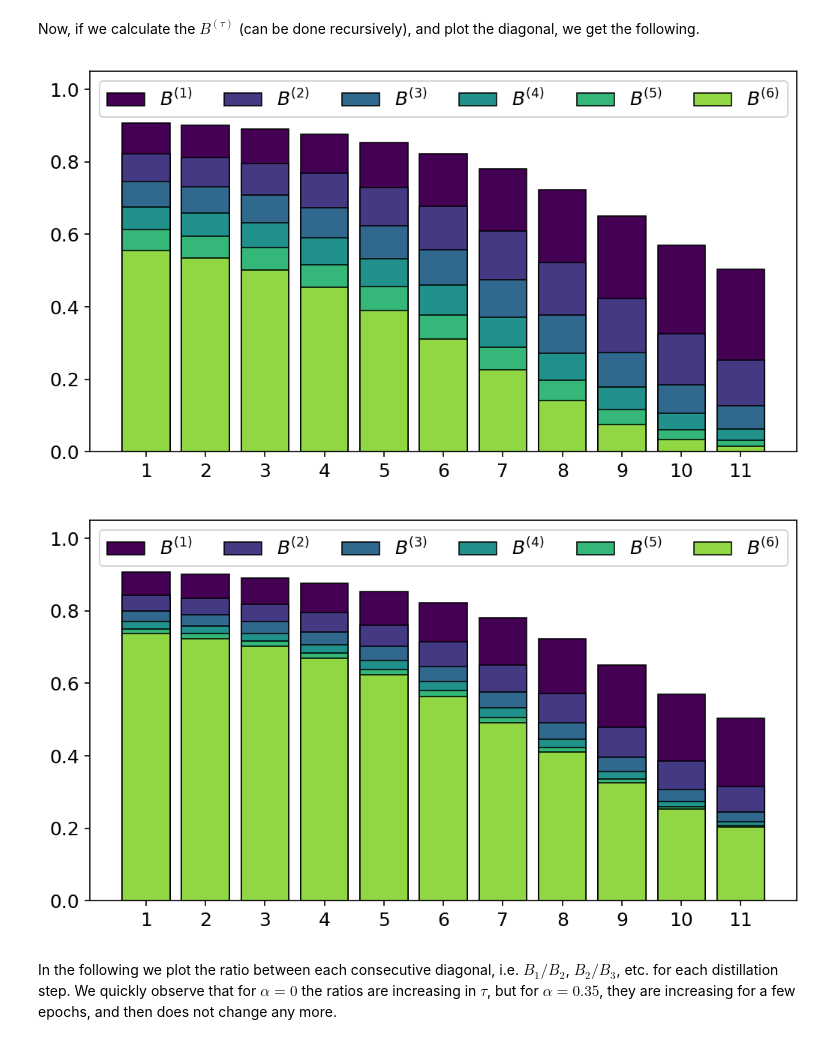
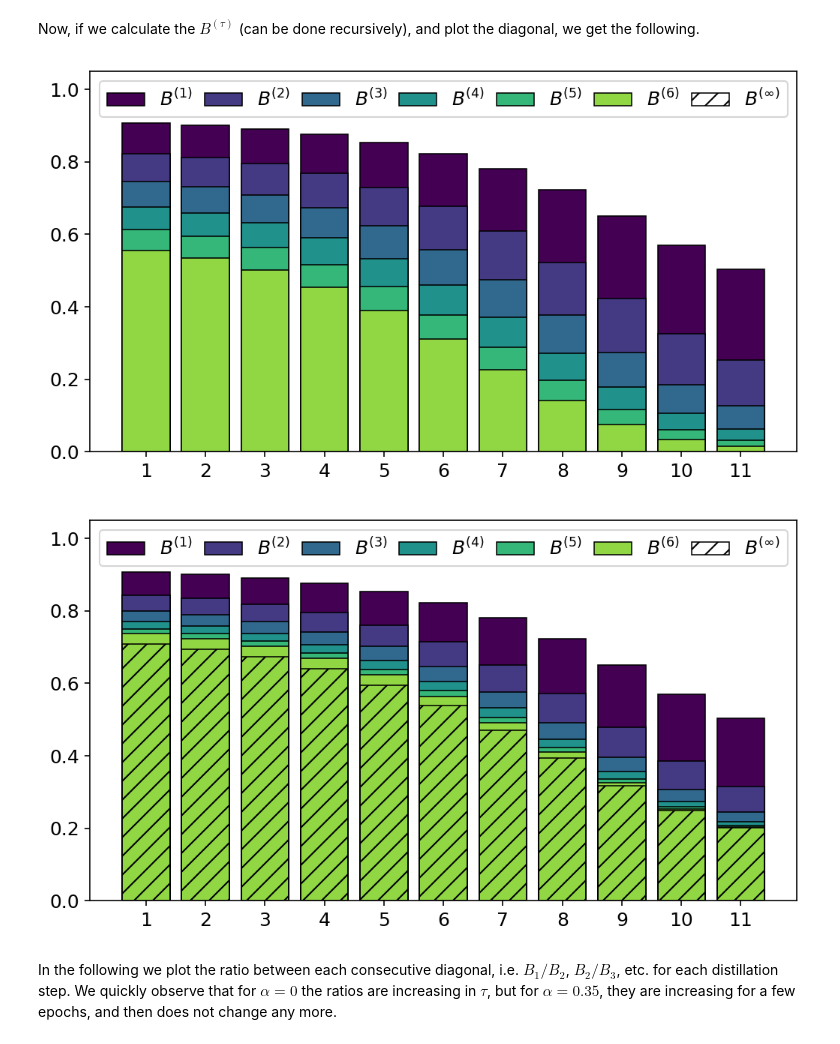
Before and after one commit to Kennethborup/self_distillation, a Jupyter notebook: toy_example.ipynb, the cells around one changed output. Drawn from its saved outputs; the diff is of its cells as text; code cells hidden in the pictures.

```diff
--- a/toy_example.ipynb
+++ b/toy_example.ipynb
@@ -80,6 +80,7 @@ class SelfDistill(object):
         # Calculate limiting solution
         Y_lim = np.matmul(np.matmul(alpha*self.kernel(x), np.linalg.inv(alpha*self.K + self.lambd*np.identity(len(self.Y)))), self.Y)
         plt.plot(x, Y_lim, 'k--', label='$f_{\infty}$')
+        self.Y_lim = Y_lim
 
         # Finalize plot
         plt.ylim(-1.5, 1.5)
@@ -174,24 +175,28 @@ Now, if we calculate the $B^{(\tau)}$ (can be done recursively), and plot the di
 # %%
 plt.figure()
 Bs_no_GT, Bs_no_GT_lim  = distiller_no_GT.get_B(return_all=True)
 for B, i in zip(Bs_no_GT, range(len(Bs_no_GT))):
     plt.bar(range(1, len(B)+1), np.diag(B), label=fr'$B^{{({i+1})}}$', color=my_cmap(i/len(Bs_no_GT)), edgecolor='black', linewidth=0.75)
     plt.ylim(0,1.05)
+plt.bar(range(1, len(Bs_no_GT_lim)+1), np.diag(Bs_no_GT_lim), label=r'$B^{(\infty)}$', fill=False, edgecolor='black', hatch="//", linewidth=0.75)
 plt.legend(loc='upper left', ncol=len(Bs_no_GT[0]), mode='expand')
 plt.xticks(range(1, len(B)+1))
+plt.savefig('figures/B_no_GT.pdf')
 plt.show();
 
 plt.figure()
 Bs_GT, Bs_GT_lim = distiller_GT.get_B(return_all=True)
 for B, i in zip(Bs_GT, range(len(Bs_GT))):
     plt.bar(range(1, len(B)+1), np.diag(B), label=fr'$B^{{({i+1})}}$', color=my_cmap(i/len(Bs_GT)), edgecolor='black', linewidth=0.75)
     plt.ylim(0,1.05)
+plt.bar(range(1, len(Bs_GT_lim)+1), np.diag(Bs_GT_lim), label=r'$B^{(\infty)}$', fill=False, edgecolor='black', hatch="//", linewidth=0.75)
 plt.legend(loc='upper left', ncol=len(Bs_no_GT[0]), mode='expand')
 plt.xticks(range(1, len(B)+1))
+plt.savefig('figures/B_GT.pdf')
 plt.show();
 # %% [output]
-[figure, old version]
+[figure, new version]
-[figure, old version]
+[figure, new version]
 # %% [markdown]
 In the following we plot the ratio between each consecutive diagonal, i.e. $B_1/B_2$, $B_2/B_3$, etc. for each distillation step. We quickly observe that for $\alpha = 0$ the ratios are increasing in $\tau$, but for $\alpha = 0.35$, they are increasing for a few epochs, and then does not change any more.
 # %%
```
Also changed, not shown: parts of 1 cell of this notebook.
